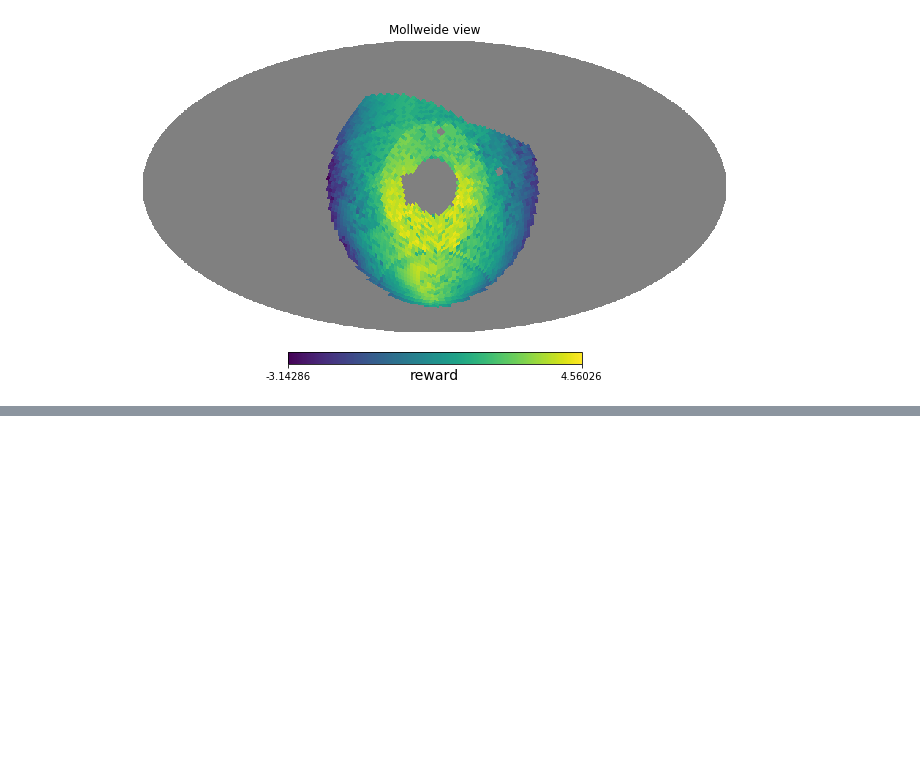
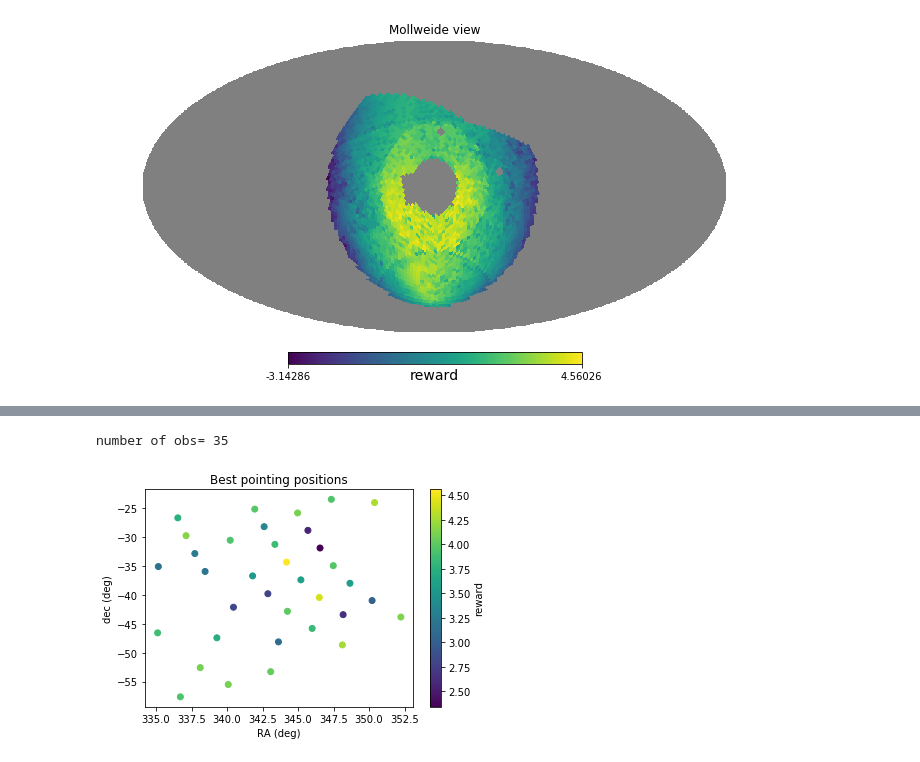
Before and after one commit to lsst-sims/legacy_sims_featureScheduler, a Jupyter notebook: examples/Blob_process_explained.ipynb, the cells around one changed output, grey strips where cells are left out. Drawn from its saved outputs; the diff is of its cells as text; code cells hidden in the pictures; blank space fills up the shorter version.

```diff
--- a/examples/Blob_process_explained.ipynb
+++ b/examples/Blob_process_explained.ipynb
@@ -304,0 +337,28 @@ hp.mollview(reward, unit='reward', rot=rot)
+# %%
+# Now we have our reward function, the generate_observations_rough method converts it to a list of observations
+
+potential_hp = np.where(~np.isnan(reward) == True)
+ufields, reward_by_field = int_binned_stat(survey.hp2fields[potential_hp],
+                                           reward[potential_hp],
+                                           statistic=np.nanmax)
+# chop off any nans
+not_nans = np.where(~np.isnan(reward_by_field) == True)
+ufields = ufields[not_nans]
+reward_by_field = reward_by_field[not_nans]
+
+# Order by reward, take the top of the proper size
+order = np.argsort(reward_by_field)
+ufields = ufields[order][::-1][0:survey.nvisit_block]
+survey.best_fields = ufields
+reward_by_field = reward_by_field[::-1][0:survey.nvisit_block]
+
+plt.scatter(np.degrees(survey.fields['RA'][ufields]), np.degrees(survey.fields['dec'][ufields]), c=reward_by_field)
+cb = plt.colorbar()
+plt.xlabel('RA (deg)')
+plt.ylabel('dec (deg)')
+cb.set_label('reward')
+plt.title('Best pointing positions')
+print('number of obs=', survey.nvisit_block)
+# %% [output]
+number of obs= 35
+[figure, added]
```
Also changed, not shown: parts of 14 cells of this notebook.
